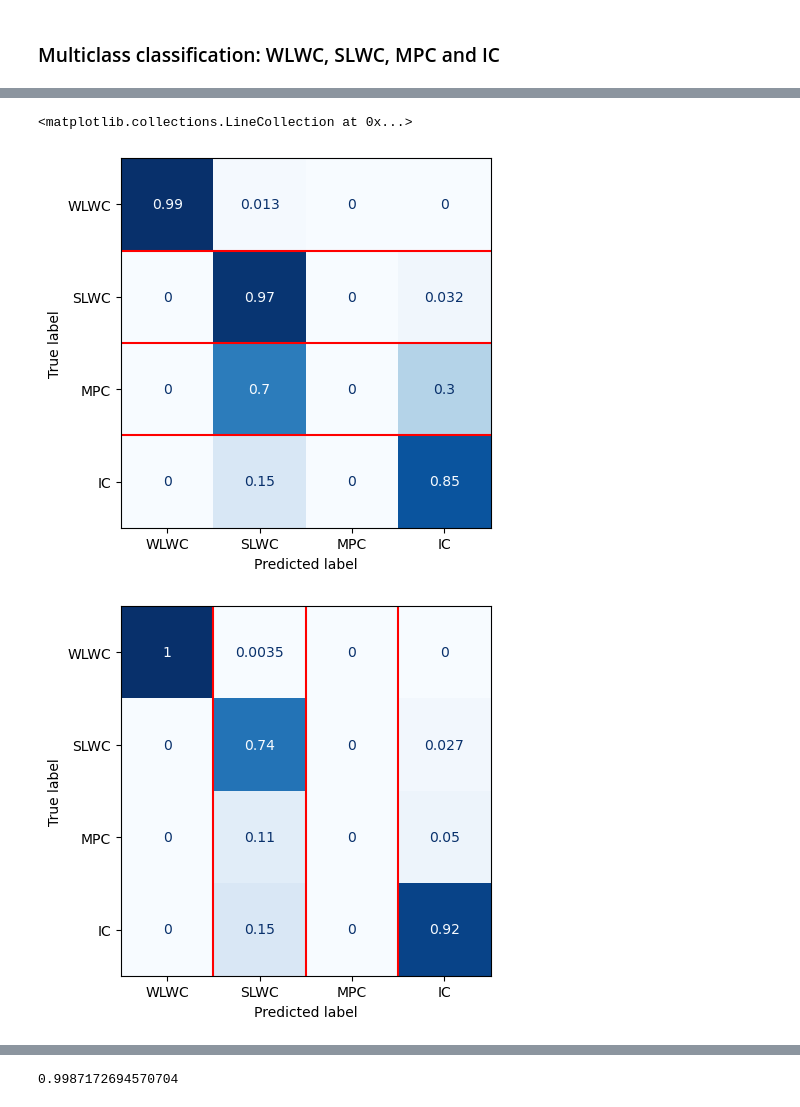
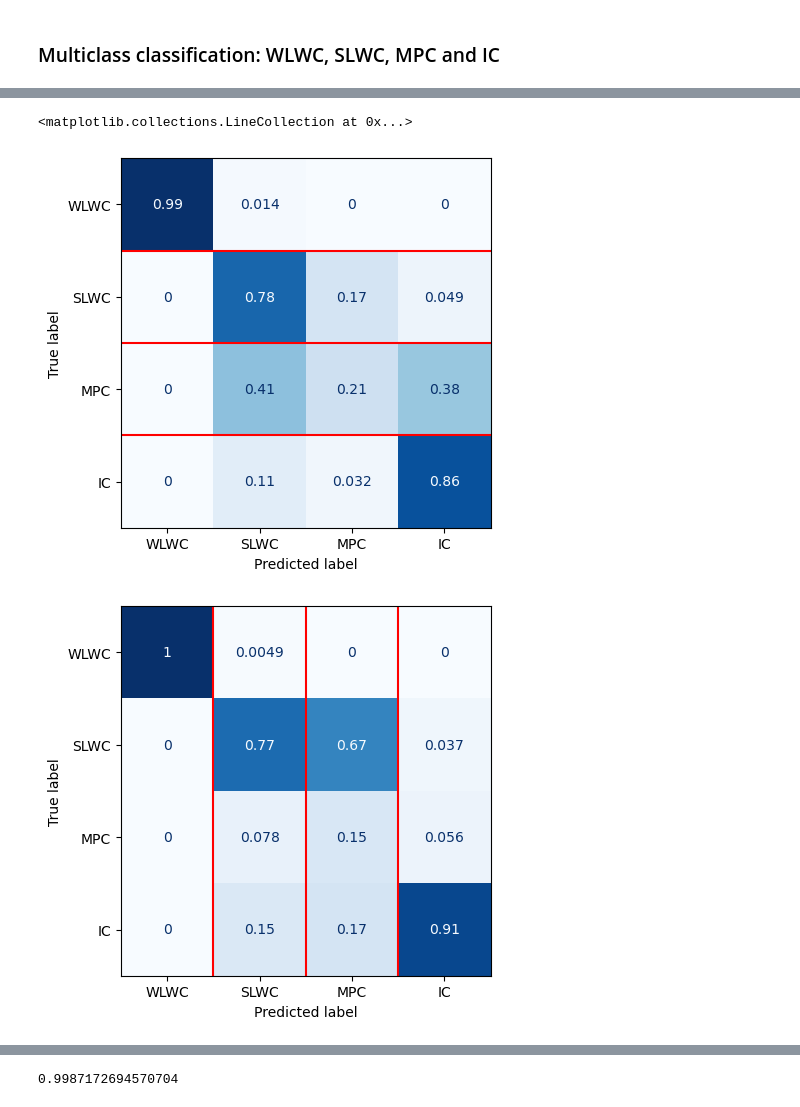
Before and after one commit to luke-whitehead/01_SLW_xgb, a Jupyter notebook: 106_train_model.ipynb, the cells around one changed output, grey strips where cells are left out. Cells and saved outputs as stored; diff of their text form; code cells hidden in the pictures.

```diff
--- a/106_train_model.ipynb
+++ b/106_train_model.ipynb
@@ -11,7 +11,7 @@ from sklearn.metrics import classification_report, recall_score, confusion_matri
 import matplotlib.pyplot as plt
 
 data_dir = '/home/lukeew/Local_work/data/01_SLW_xgb'
-refrence_dir = data_dir + '/CHCH_v3_reference/'
+refrence_dir = data_dir + '/CHCH_v4_reference/'
 reference_mask_dir = refrence_dir + 'processed{}/'
 model_save_dir = refrence_dir + 'models/'
 # %%
@@ -249,10 +245,11 @@ sgkf = StratifiedGroupKFold(n_splits=3)
 cv = sgkf
 
 model = xgb.XGBClassifier(objective='multi:softprob',
-                      booster='gbtree', n_jobs=-1,
-                      use_label_encoder=False,verbosity=0)
+                    booster='gbtree', n_jobs=-1,
+                    use_label_encoder=False,verbosity=0)
 
-params_multi = {'learning_rate': 0.01, 'max_depth': 3}
+params_multi = {'gamma': 0, 'learning_rate': 0.5, 'max_depth': 9, 'reg_lambda': 0}
+
 model.set_params(**params_multi)
 
 
@@ -328,6 +325,6 @@ weighted avg       0.81      0.85      0.82       624
 <matplotlib.collections.LineCollection at 0x...>
-[figure, old version]
+[figure, new version]
-[figure, old version]
+[figure, new version]
 # %%
 #### Hyperparameter search with GridCV
 
```
Also changed, not shown: parts of 5 cells of this notebook, 6 other files.
